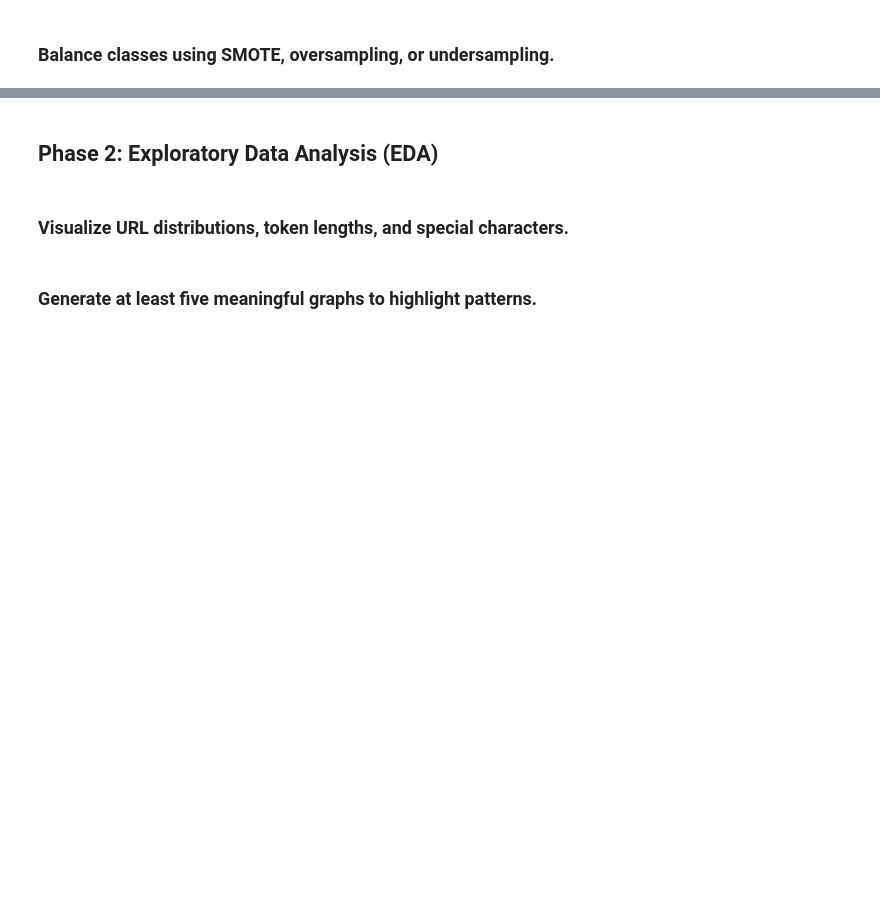
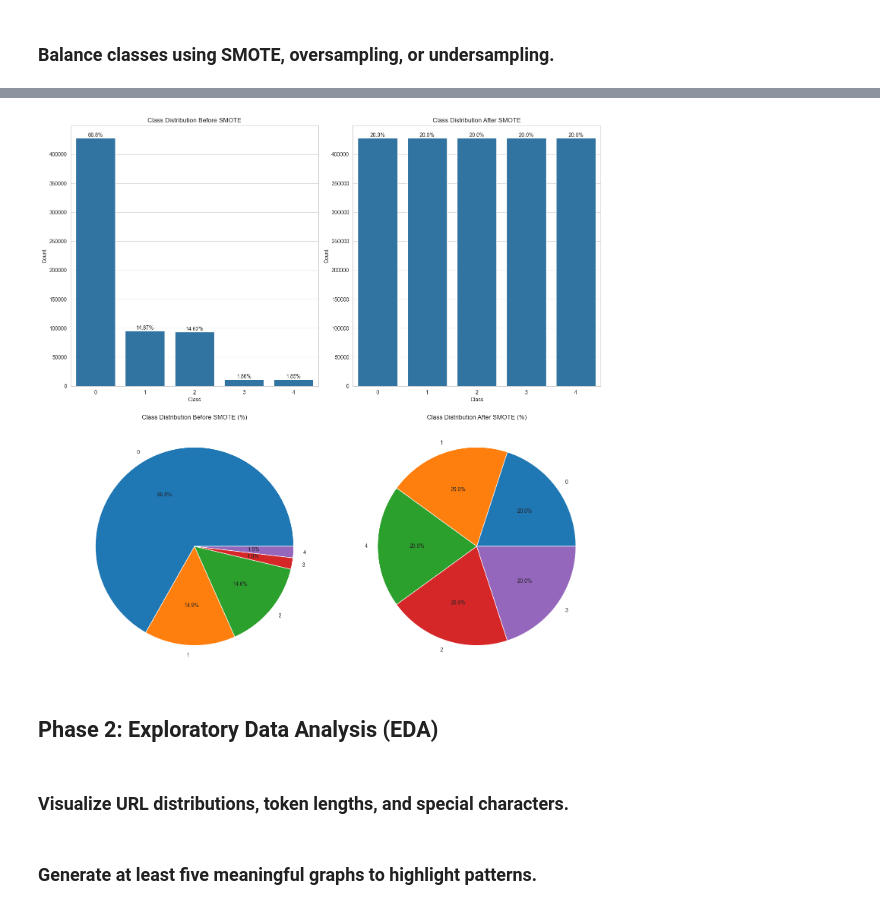
Before and after one commit to Maaheenkhn/URL-Classification, a Jupyter notebook: URL_Classification.ipynb, the cells around one changed output, grey strips where cells are left out. Cells and saved outputs as stored; diff of their text form; code cells hidden in the pictures; blank space fills up the shorter version.

Commit message:
SMOTE and class balancing

```diff
--- a/URL_Classification.ipynb
+++ b/URL_Classification.ipynb
@@ -544,3 +772,78 @@ Name: 12002, Length: 81, dtype: object
+# %%
+# columns = [
+#     "Querylength", "domain_token_count", "path_token_count", "avgdomaintokenlen", "longdomaintokenlen",
+#     "avgpathtokenlen", "tld", "charcompvowels", "charcompace", "ldl_url", "ldl_domain", "ldl_path",
+#     "ldl_filename", "ldl_getArg", "dld_url", "dld_domain", "dld_path", "dld_filename", "dld_getArg",
+#     "urlLen", "domainlength", "pathLength", "subDirLen", "fileNameLen", "this.fileExtLen", "ArgLen",
+#     "pathurlRatio", "ArgUrlRatio", "argDomanRatio", "domainUrlRatio", "pathDomainRatio", "argPathRatio",
+#     "executable", "isPortEighty", "NumberofDotsinURL", "ISIpAddressInDomainName", "CharacterContinuityRate",
+#     "LongestVariableValue", "URL_DigitCount", "host_DigitCount", "Directory_DigitCount", "File_name_DigitCount",
+#     "Extension_DigitCount", "Query_DigitCount", "URL_Letter_Count", "host_letter_count", "Directory_LetterCount",
+#     "Filename_LetterCount", "Extension_LetterCount", "Query_LetterCount", "LongestPathTokenLength",
+#     "Domain_LongestWordLength", "Path_LongestWordLength", "sub-Directory_LongestWordLength",
+#     "Arguments_LongestWordLength", "URL_sensitiveWord", "URLQueries_variable", "spcharUrl", "delimeter_Domain",
+#     "delimeter_path", "delimeter_Count", "NumberRate_URL", "NumberRate_Domain", "NumberRate_DirectoryName",
+#     "NumberRate_FileName", "NumberRate_Extension", "NumberRate_AfterPath", "SymbolCount_URL", "SymbolCount_Domain",
+#     "SymbolCount_Directoryname", "SymbolCount_FileName", "SymbolCount_Extension", "SymbolCount_Afterpath",
+#     "Entropy_URL", "Entropy_Domain", "Entropy_DirectoryName", "Entropy_Filename", "Entropy_Extension",
+#     "Entropy_Afterpath"
+# ]
+
+# Step 1: Combine X_resampled and y_resampled into a new DataFrame (balanced_df)
+X_resampled_df = pd.DataFrame(X_resampled, columns=feature_columns)
+balanced_df = X_resampled_df.copy()
+balanced_df['type'] = y_resampled
+
+# Step 2: Set style for better visualization
+sns.set_style('whitegrid')
+plt.figure(figsize=(15, 15))
+
+# Step 3: Create subplots
+# Plot 1: Class Distribution Before SMOTE (using original df_clean)
+plt.subplot(2, 2, 1)
+class_counts = df_clean['type'].value_counts()
+sns.barplot(x=class_counts.index, y=class_counts.values)
+plt.title('Class Distribution Before SMOTE')
+plt.xlabel('Class')
+plt.ylabel('Count')
+
+# Calculate and display class percentages before SMOTE
+class_percentages = (class_counts / len(df_clean) * 100).round(2)
+for i, (count, percentage) in enumerate(zip(class_counts, class_percentages)):
+    plt.text(i, count, f'{percentage}%', ha='center', va='bottom')
+
+# Plot 2: Class Distribution After SMOTE (using balanced_df)
+plt.subplot(2, 2, 2)
+class_counts_resampled = balanced_df['type'].value_counts()
+sns.barplot(x=class_counts_resampled.index, y=class_counts_resampled.values)
+plt.title('Class Distribution After SMOTE')
+plt.xlabel('Class')
+plt.ylabel('Count')
+
+# Calculate and display class percentages after SMOTE
+class_percentages_resampled = (class_counts_resampled / len(balanced_df) * 100).round(2)
+for i, (count, percentage) in enumerate(zip(class_counts_resampled, class_percentages_resampled)):
+    plt.text(i, count, f'{percentage}%', ha='center', va='bottom')
+
+# Plot 3: Pie chart showing class distribution before SMOTE
+plt.subplot(2, 2, 3)
+plt.pie(class_counts, labels=class_counts.index, autopct='%1.1f%%')
+plt.title('Class Distribution Before SMOTE (%)')
+
+# Plot 4: Pie chart showing class distribution after SMOTE
+plt.subplot(2, 2, 4)
+plt.pie(class_counts_resampled, labels=class_counts_resampled.index, autopct='%1.1f%%')
+plt.title('Class Distribution After SMOTE (%)')
+
+# Step 4: Adjust layout and show the plot
+plt.tight_layout()
+plt.show()
+
+# Save the plot as an image
+plt.savefig('class_balance.png')
+plt.close()
+# %% [output]
+[figure, added]
 # %% [markdown]
 ## Phase 2: Exploratory Data Analysis (EDA)
 # %% [markdown]
```
Also changed, not shown: parts of 13 cells of this notebook.
